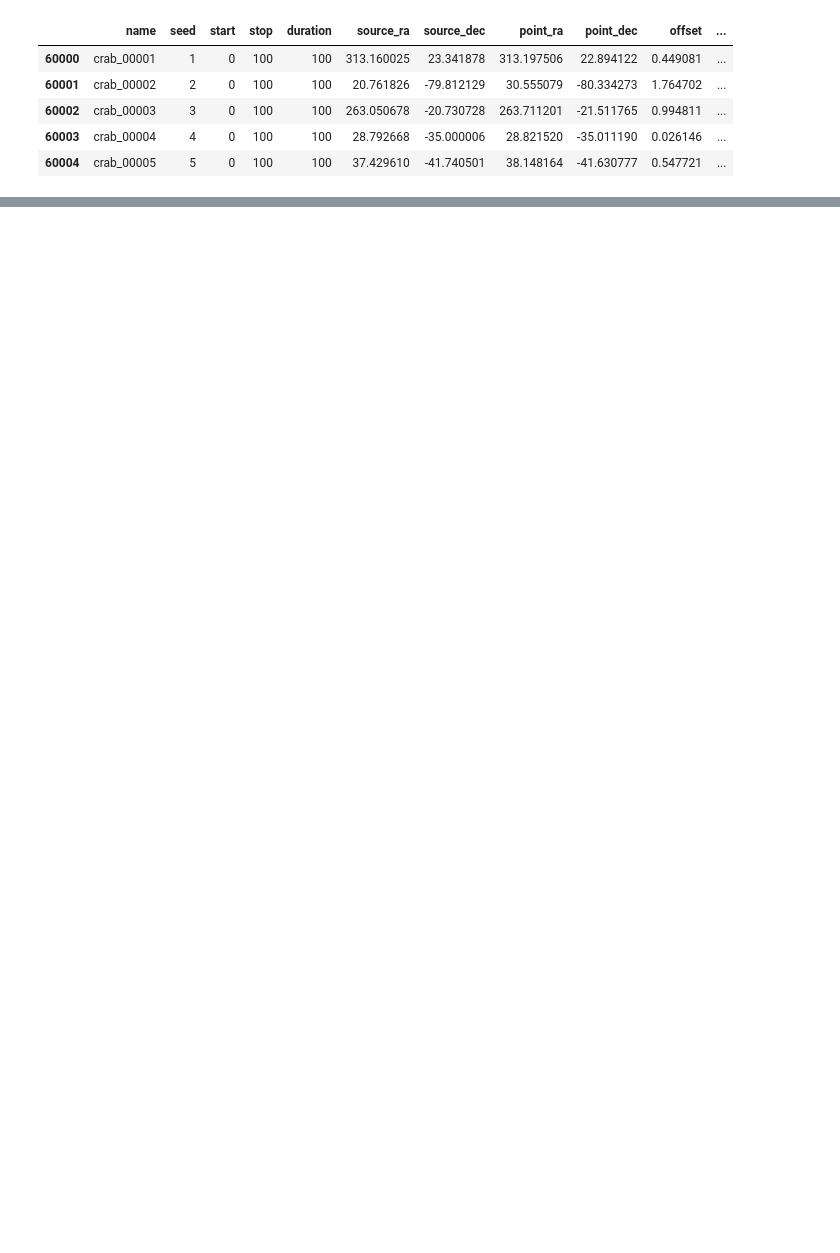
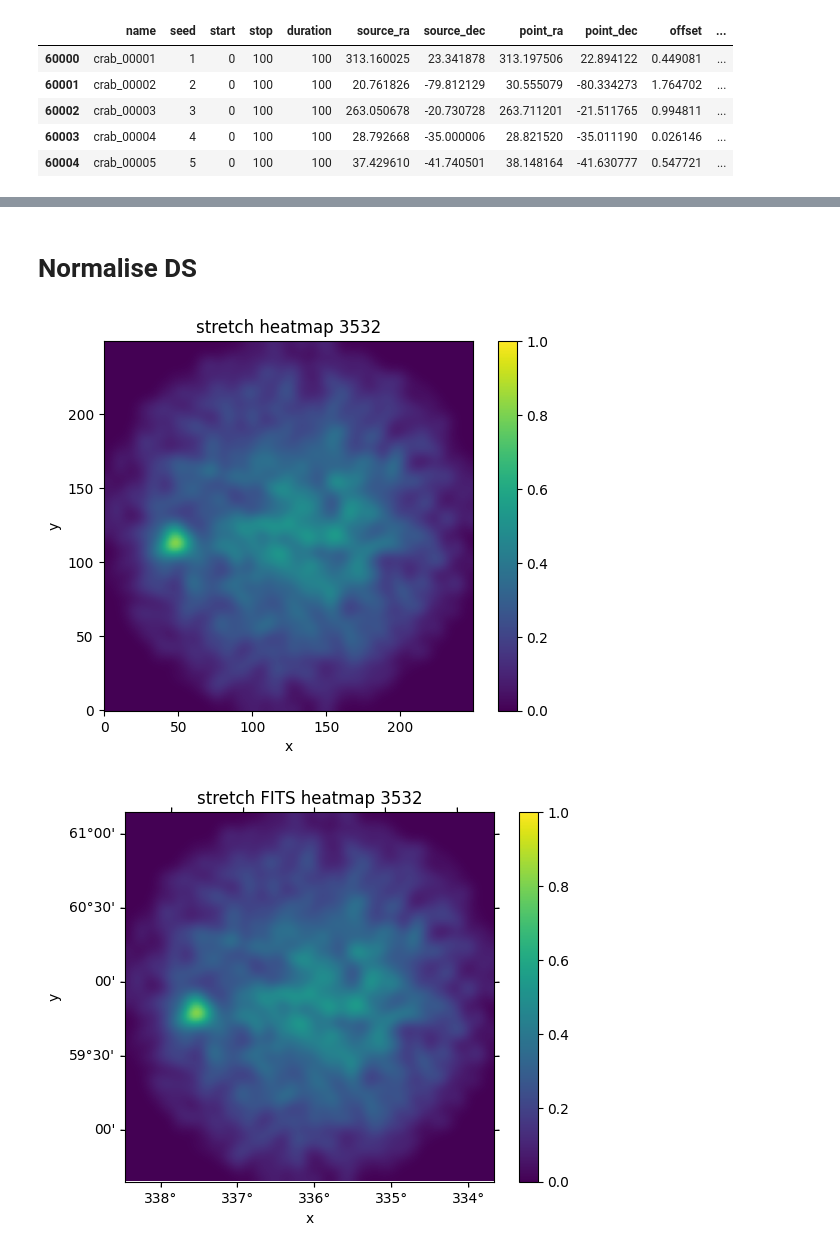
Before and after one commit to ambra-dipiano/astroAI, a Jupyter notebook: astroai/notebooks/check-extract-heatmaps.ipynb, the cells around one changed output, grey strips where cells are left out. Saved outputs shown, nothing was run; the diff lists cells and outputs as text; code cells hidden in the pictures; blank space fills up the shorter version.

```diff
--- a/astroai/notebooks/check-extract-heatmaps.ipynb
+++ b/astroai/notebooks/check-extract-heatmaps.ipynb
@@ -113,0 +227,17 @@ plot_heatmap_wcs(heatmap, title=f"seed {seed}", wcs=w, src=src, xlabel='RA [deg]
+# %% [markdown]
+# Normalise DS
+# %%
+norm_value = 0.5
+ds_normed_heatmap = normalise_dataset(heatmap, max_value=norm_value)
+# %%
+plot_heatmap_wcs(ds_normed_heatmap, title=f'stretch heatmap {seed}', xlabel='x', ylabel='y',
+                 show=True, wcs=None, src=None, pnt=None)
+
+plot_heatmap_wcs(ds_normed_heatmap, title=f'stretch FITS heatmap {seed}', xlabel='x', ylabel='y',
+                 show=True, wcs=wcs_fits, src=None, pnt=None)
+
+plot_heatmap_wcs(ds_normed_heatmap, title=f'stretch NPY heatmap {seed}', xlabel='x', ylabel='y',
+                 show=True, wcs=wcs_npy, src=None, pnt=None)
+# %% [output]
+[figure, added]
+[figure, added]
```
Also changed, not shown: parts of 33 cells of this notebook.
